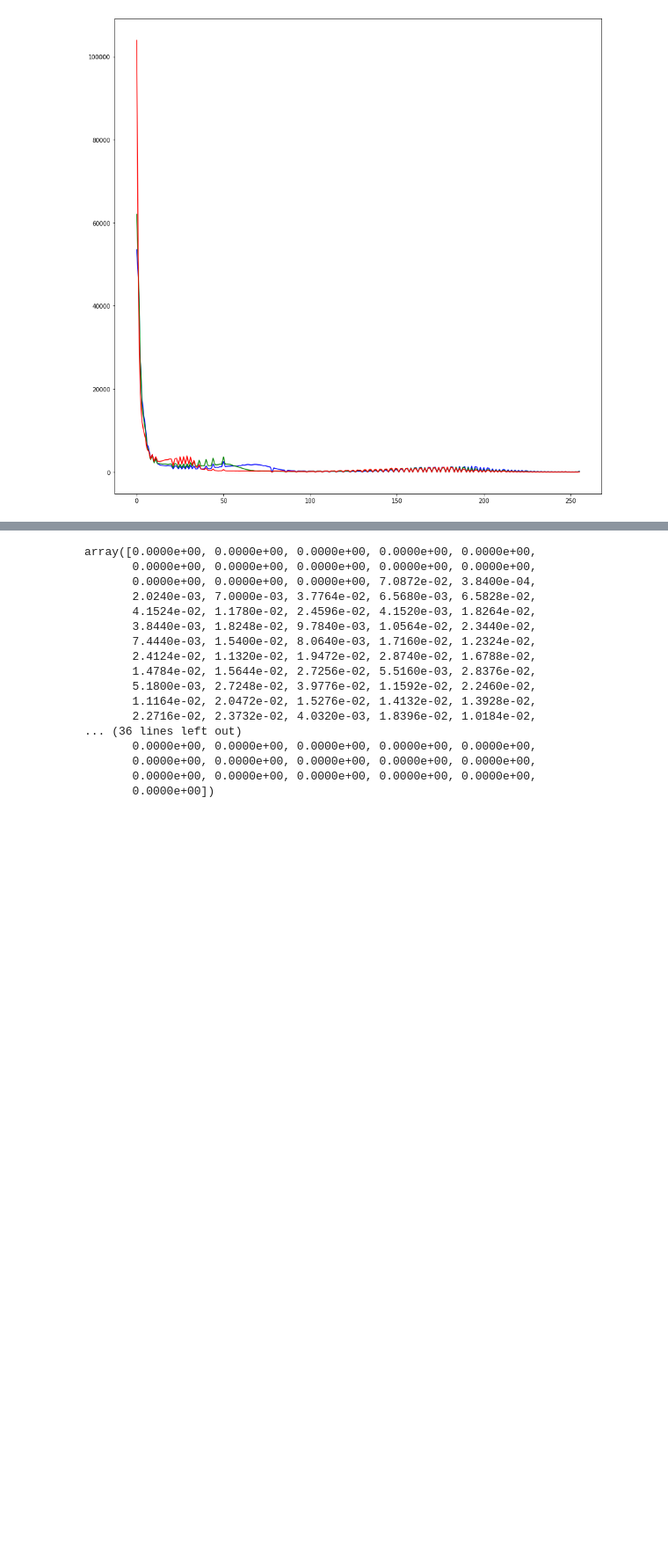
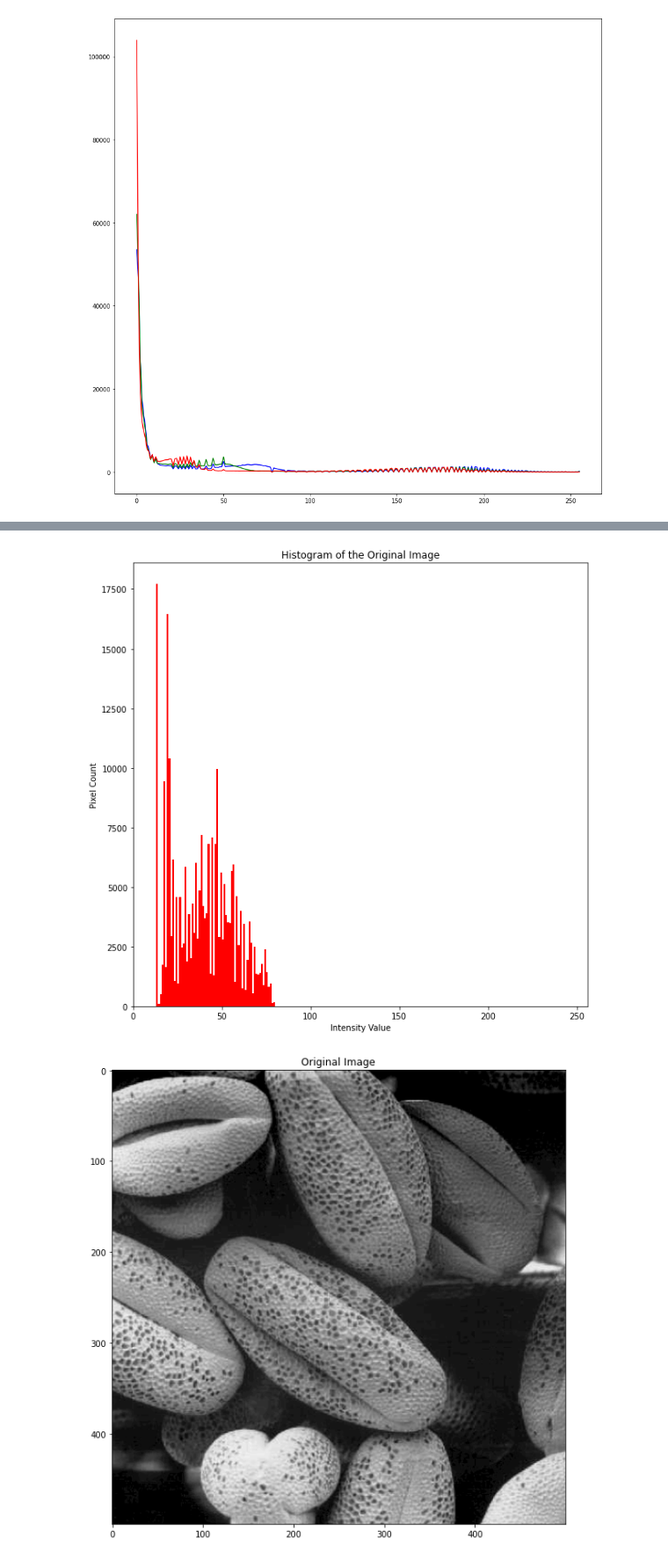
Before and after one commit to HirunaVishwamith/Image-processing-assignmnet-1, a Jupyter notebook: assignmnet.ipynb, the cells around one changed output, grey strips where cells are left out. Shown at 88% size. Drawn from its saved outputs; the diff is of its cells as text; code cells hidden in the pictures; blank space fills up the shorter version.

```diff
--- a/assignmnet.ipynb
+++ b/assignmnet.ipynb
@@ -306,20 +246,43 @@ eq_img=Image.fromarray(equalized_img_array, mode='L')
-# %%
-histogram_arry
-# %% [output]
-array([0.0000e+00, 0.0000e+00, 0.0000e+00, 0.0000e+00, 0.0000e+00,
-       0.0000e+00, 0.0000e+00, 0.0000e+00, 0.0000e+00, 0.0000e+00,
-       0.0000e+00, 0.0000e+00, 0.0000e+00, 7.0872e-02, 3.8400e-04,
-       2.0240e-03, 7.0000e-03, 3.7764e-02, 6.5680e-03, 6.5828e-02,
-       4.1524e-02, 1.1780e-02, 2.4596e-02, 4.1520e-03, 1.8264e-02,
-       3.8440e-03, 1.8248e-02, 9.7840e-03, 1.0564e-02, 2.3440e-02,
-       7.4440e-03, 1.5400e-02, 8.0640e-03, 1.7160e-02, 1.2324e-02,
-       2.4124e-02, 1.1320e-02, 1.9472e-02, 2.8740e-02, 1.6788e-02,
-       1.4784e-02, 1.5644e-02, 2.7256e-02, 5.5160e-03, 2.8376e-02,
-       5.1800e-03, 2.7248e-02, 3.9776e-02, 1.1592e-02, 2.2460e-02,
-       1.1164e-02, 2.0472e-02, 1.5276e-02, 1.4132e-02, 1.3928e-02,
-       2.2716e-02, 2.3732e-02, 4.0320e-03, 1.8396e-02, 1.0184e-02,
-... (36 lines left out)
-       0.0000e+00, 0.0000e+00, 0.0000e+00, 0.0000e+00, 0.0000e+00,
-       0.0000e+00, 0.0000e+00, 0.0000e+00, 0.0000e+00, 0.0000e+00,
-       0.0000e+00, 0.0000e+00, 0.0000e+00, 0.0000e+00, 0.0000e+00,
-       0.0000e+00])
+# %%
+''' Qessiton five '''
+
+import numpy as np
+import matplotlib.pyplot as plt
+
+# Load your grayscale image
+image = cv.imread('./shells.tif',cv.IMREAD_GRAYSCALE)
+
+# Display original and equalized images
+hist,bins = np.histogram(image.ravel(),256,[0,256])
+plt.figure(figsize=(10, 10))
+plt.hist(image.flatten(),256,[0,256], color = 'r' )
+plt.xlim([0,256])
+plt.xlabel('Intensity Value')
+plt.ylabel('Pixel Count')
+plt.title('Histogram of the Original Image')
+
+
+sum_n=np.cumsum(hist)
+equalized_r=np.round((255*sum_n)/(image.shape[0]*image.shape[1])).astype('uint8')
+equalized_img= cv.LUT(image, equalized_r)
+
+plt.figure(figsize=(10, 10))
+plt.imshow(image, cmap='gray')
+plt.title('Original Image')
+
+plt.figure(figsize=(10, 10))
+plt.imshow(equalized_img, cmap='gray')
+plt.title('Equalized Image')
+
+
+plt.figure(figsize=(10, 10))
+plt.hist(equalized_img.flatten(),256,[0,256], color = 'b')
+plt.xlim([0,256])
+plt.xlabel('Intensity Value')
+plt.ylabel('Pixel Count')
+plt.title('Histogram of the Equalized Image')
+
+plt.show()
+# %% [output]
+[figure, added]
+[figure, added]
```
Also changed, not shown: parts of 8 cells of this notebook, 4 other files.
